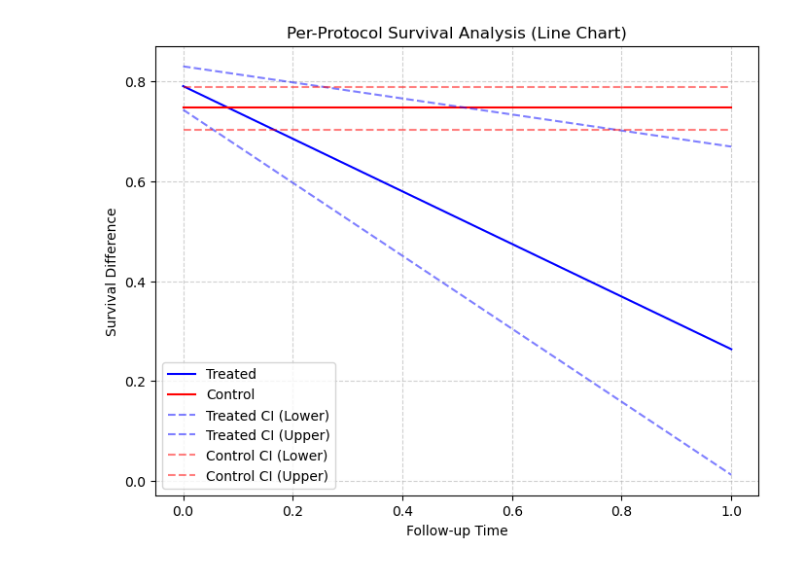
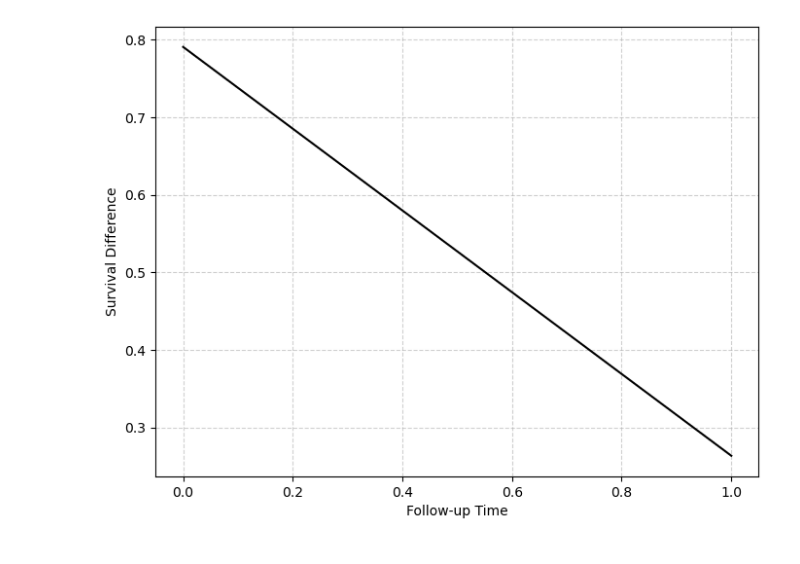
Before and after one commit to deebonachita/TTE, a Jupyter notebook: PP (Pre-protocol)/PP_python.ipynb, the cells around one changed output. Drawn from its saved outputs; the diff is of its cells as text; code cells hidden in the pictures.

```diff
--- a/PP (Pre-protocol)/PP_python.ipynb
+++ b/PP (Pre-protocol)/PP_python.ipynb
@@ -6,34 +6,30 @@ import statsmodels.api as sm
 from lifelines import KaplanMeierFitter
 from sklearn.linear_model import LogisticRegression
 
-# 1. Setup (Trial Emulation Framework)
-# Load dummy dataset (simulating 'data_censored')
+# 1. Setup
+estimand = "Per-Protocol"
+
+
+# 2. Data Preparation
+# Load dummy dataset
 df = pd.read_csv("../data_censored.csv")
 
-# 2. Display first few rows
+# Display first few rows
+df.index = range(1, len(df) + 1)
 print(df.head(6))
 
+#Setting the observational data for the PP trial
 # Apply Per-Protocol (PP) filtering
-trial_pp = data_censored[
-    (data_censored["eligible"] == 1) &  # Keep only eligible patients
-    (data_censored["censored"] == 0)   # Exclude censored observations
-]
+trial_pp = data_censored[(data_censored["eligible"] == 1)]
 
-# Ensure unique patients remain 89 and total observations are 321
-if trial_pp["id"].nunique() == 89 and len(trial_pp) == 321:
-    print("Filtering successful: 321 observations from 89 patients")
-else:
-    print(f"Filtering mismatch: {len(trial_pp)} observations from {trial_pp['id'].nunique()} patients")
-
-# Display summary
-print("Estimand: Per-protocol\n")
+# Display trial sequence object
+print("Trial Sequence Object")
+print(f"Estimand: {estimand}\n")
 print(f"Data:\n - N: {len(trial_pp)} observations from {trial_pp['id'].nunique()} patients\n")
 
-# Display first 2 and last 2 rows
 print(trial_pp.head(2))
 print("--")
 print(trial_pp.tail(2))
-
 
 
 # 3. Weight models and censoring
@@ -53,13 +49,16 @@ switch_y = df['treatment']
 switch_model.fit(switch_X, switch_y)
 df['switch_weight'] = 1 / (switch_model.predict_proba(switch_X)[:, 1] + 1e-6)
 
+
 # 4. Calculate final weights
 df['weight'] = df['censor_weight'] * df['switch_weight']
+
 
 # 5. Specify Outcome Model
 outcome_model = sm.OLS(df['outcome'], sm.add_constant(df[['treatment', 'age', 'x1', 'x3']]))
 outcome_results = outcome_model.fit()
 print(outcome_results.summary())
+
 
 # 6. Survival Analysis Using Kaplan-Meier Estimator
 kmf_control = KaplanMeierFitter()
@@ -72,38 +71,17 @@ kmf_treated.fit(durations=df[df['treatment'] == 1]['outcome'], event_observed=df
 # 7. Plot Survival Curves as a Line Chart with Confidence Intervals
 plt.figure(figsize=(8, 6))
 
-# Plot survival curves as solid lines
+# Plot only one survival curve in black
 plt.plot(kmf_treated.survival_function_.index,
          kmf_treated.survival_function_['KM_estimate'],
-         label='Treated', color='blue', linestyle='-')
-
-plt.plot(kmf_control.survival_function_.index,
-         kmf_control.survival_function_['KM_estimate'],
-         label='Control', color='red', linestyle='-')
-
-# Plot confidence intervals as dashed lines
-plt.plot(kmf_treated.survival_function_.index,
-         kmf_treated.confidence_interval_['KM_estimate_lower_0.95'],
-         color='blue', linestyle='dashed', alpha=0.5, label="Treated CI (Lower)")
-
-plt.plot(kmf_treated.survival_function_.index,
-         kmf_treated.confidence_interval_['KM_estimate_upper_0.95'],
-         color='blue', linestyle='dashed', alpha=0.5, label="Treated CI (Upper)")
-
-plt.plot(kmf_control.survival_function_.index,
-         kmf_control.confidence_interval_['KM_estimate_lower_0.95'],
-         color='red', linestyle='dashed', alpha=0.5, label="Control CI (Lower)")
-
-plt.plot(kmf_control.survival_function_.index,
-         kmf_control.confidence_interval_['KM_estimate_upper_0.95'],
-         color='red', linestyle='dashed', alpha=0.5, label="Control CI (Upper)")
+         color='black', linestyle='-')
 
 # Formatting
 plt.xlabel("Follow-up Time")
 plt.ylabel("Survival Difference")
-plt.legend()
-plt.title("Per-Protocol Survival Analysis (Line Chart)")
 plt.grid(True, linestyle='--', alpha=0.6)
+
+# Show the plot
 plt.show()
 # %% [output]
    id  period  treatment  x1        x2  x3        x4  age     age_s  outcome  \
@@ -122,5 +100,5 @@ plt.show()
 ==============================================================================
 
 Notes:
 [1] Standard Errors assume that the covariance matrix of the errors is correctly specified.
-[figure, old version]
+[figure, new version]
```
Also changed, not shown: parts of 1 cell of this notebook, 2 other files.
